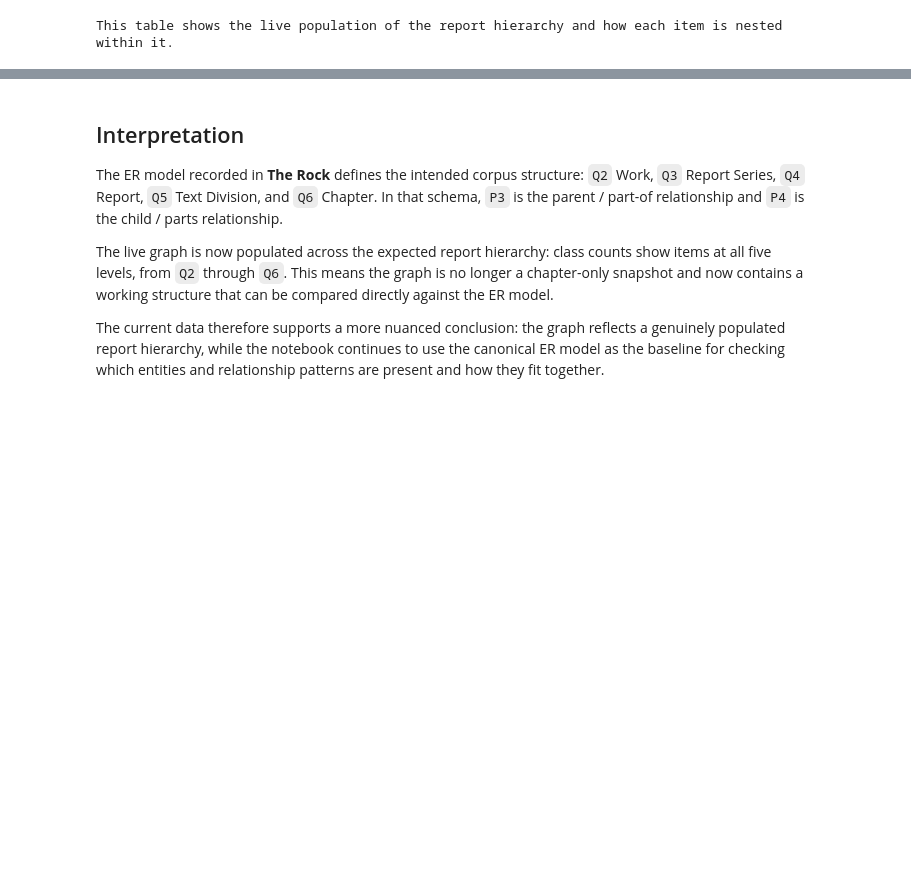
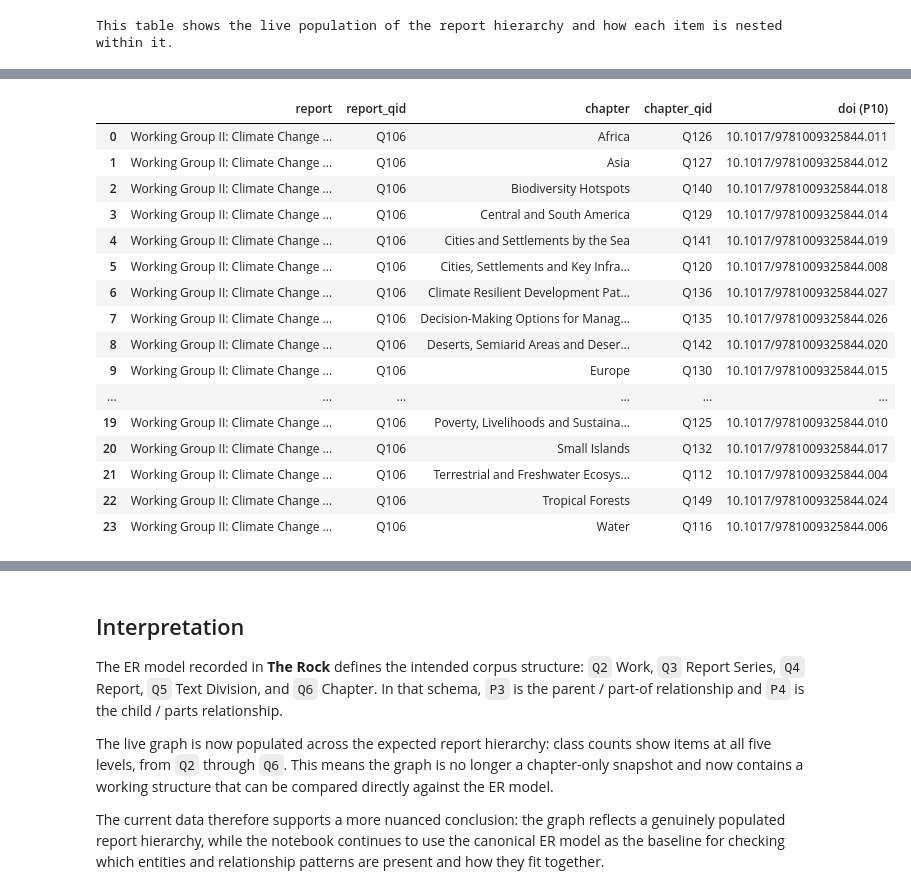
Before and after one commit to TIBHannover/ClimateKG-Data-Bench, a Jupyter notebook: sparql_queries/report-structure.ipynb, the cells around one changed output, grey strips where cells are left out. Cells and saved outputs as stored; diff of their text form; code cells hidden in the pictures; blank space fills up the shorter version.

```diff
--- a/sparql_queries/report-structure.ipynb
+++ b/sparql_queries/report-structure.ipynb
@@ -541,0 +548,61 @@ Question 1 is addressed by the hierarchy checks and full hierarchy sections abov
+# %%
+wgii_chapters_query = f'''
+PREFIX wd: <{ENTITY_NS}>
+PREFIX wdt: <{PROPERTY_NS}>
+PREFIX rdfs: <http://www.w3.org/2000/01/rdf-schema#>
+
+SELECT DISTINCT ?report ?reportLabel ?chapter ?chapterLabel ?doi
+WHERE {{
+  ?chapter wdt:P1 wd:Q6 .
+  ?chapter wdt:P3 ?textDivision .
+  ?textDivision wdt:P1 wd:Q5 .
+  ?textDivision wdt:P3 ?report .
+  ?report wdt:P1 wd:Q4 ; rdfs:label ?reportLabel .
+  FILTER(LANG(?reportLabel) = "en")
+  FILTER(CONTAINS(LCASE(?reportLabel), "working group ii:"))
+
+  OPTIONAL {{
+    ?chapter wdt:P10 ?doiValue .
+    BIND(STR(?doiValue) AS ?doi)
+  }}
+
+  SERVICE wikibase:label {{ bd:serviceParam wikibase:language "en". }}
+}}
+ORDER BY ?chapterLabel
+'''
+
+print("SPARQL query for WGII chapter list:")
+print(wgii_chapters_query)
+
+wgii_client = build_sparql_client(SPARQL_ENDPOINT)
+wgii_client.setQuery(wgii_chapters_query)
+wgii_client.setReturnFormat(JSON)
+wgii_results = wgii_client.query().convert()
+wgii_rows = wgii_results.get("results", {}).get("bindings", [])
+
+wgii_chapters_df = pd.DataFrame([{k: v["value"] for k, v in row.items()} for row in wgii_rows])
+
+if wgii_chapters_df.empty:
+    print("No WGII chapters found.")
+else:
+    for col in ["report", "reportLabel", "chapter", "chapterLabel", "doi"]:
+        if col not in wgii_chapters_df.columns:
+            wgii_chapters_df[col] = ""
+
+    wgii_chapters_df["report_qid"] = wgii_chapters_df["report"].astype(str).str.rsplit("/", n=1).str[-1]
+    wgii_chapters_df["chapter_qid"] = wgii_chapters_df["chapter"].astype(str).str.rsplit("/", n=1).str[-1]
+    wgii_chapters_df["doi"] = wgii_chapters_df["doi"].fillna("").astype(str)
+
+    # De-duplicate by chapter item identity, not label text.
+    wgii_chapters_df = wgii_chapters_df.sort_values(["chapterLabel", "doi"]).drop_duplicates(subset=["chapter_qid"], keep="first")
+
+    print(f"WGII chapters returned (deduplicated by chapter QID): {len(wgii_chapters_df)}")
+    display(
+        wgii_chapters_df[["reportLabel", "report_qid", "chapterLabel", "chapter_qid", "doi"]]
+        .rename(columns={
+            "reportLabel": "report",
+            "chapterLabel": "chapter",
+            "doi": "doi (P10)",
+        })
+    )
+# %% [output]
@@ -541,0 +626,17 @@ Question 1 is addressed by the hierarchy checks and full hierarchy sections abov
+|  | report | report_qid | chapter | chapter_qid | doi (P10) |
+| 0 | Working Group II: Climate Change ... | Q106 | Africa | Q126 | 10.1017/9781009325844.011 |
+| 1 | Working Group II: Climate Change ... | Q106 | Asia | Q127 | 10.1017/9781009325844.012 |
+| 2 | Working Group II: Climate Change ... | Q106 | Biodiversity Hotspots | Q140 | 10.1017/9781009325844.018 |
+| 3 | Working Group II: Climate Change ... | Q106 | Central and South America | Q129 | 10.1017/9781009325844.014 |
+| 4 | Working Group II: Climate Change ... | Q106 | Cities and Settlements by the Sea | Q141 | 10.1017/9781009325844.019 |
+| 5 | Working Group II: Climate Change ... | Q106 | Cities, Settlements and Key Infra... | Q120 | 10.1017/9781009325844.008 |
+| 6 | Working Group II: Climate Change ... | Q106 | Climate Resilient Development Pat... | Q136 | 10.1017/9781009325844.027 |
+| 7 | Working Group II: Climate Change ... | Q106 | Decision-Making Options for Manag... | Q135 | 10.1017/9781009325844.026 |
+| 8 | Working Group II: Climate Change ... | Q106 | Deserts, Semiarid Areas and Deser... | Q142 | 10.1017/9781009325844.020 |
+| 9 | Working Group II: Climate Change ... | Q106 | Europe | Q130 | 10.1017/9781009325844.015 |
+| ... | ... | ... | ... | ... | ... |
+| 19 | Working Group II: Climate Change ... | Q106 | Poverty, Livelihoods and Sustaina... | Q125 | 10.1017/9781009325844.010 |
+| 20 | Working Group II: Climate Change ... | Q106 | Small Islands | Q132 | 10.1017/9781009325844.017 |
+| 21 | Working Group II: Climate Change ... | Q106 | Terrestrial and Freshwater Ecosys... | Q112 | 10.1017/9781009325844.004 |
+| 22 | Working Group II: Climate Change ... | Q106 | Tropical Forests | Q149 | 10.1017/9781009325844.024 |
+| 23 | Working Group II: Climate Change ... | Q106 | Water | Q116 | 10.1017/9781009325844.006 |
```
Also changed, not shown: parts of 13 cells of this notebook, 2 other files.
